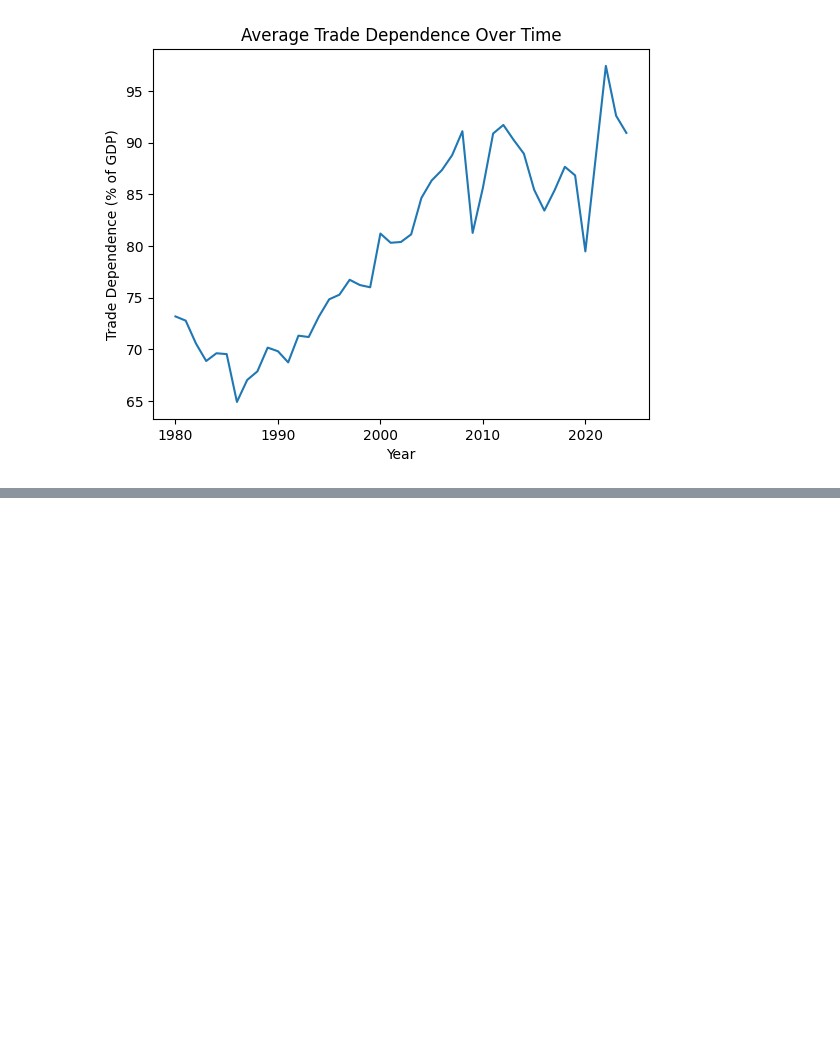
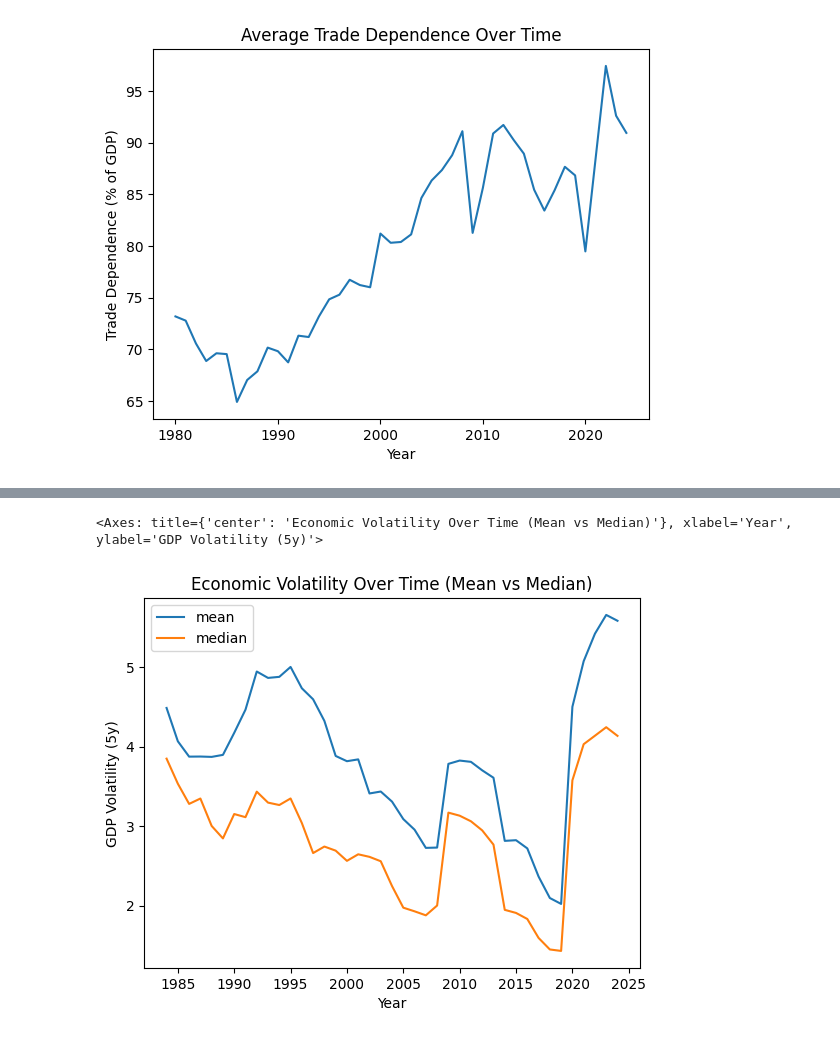
Before and after one commit to marvinminhaz/Trade_dependence_Economic_Stability_and_Democracy_Project, a Jupyter notebook: Trade_dependence_Economic_Stability_and_Democracy.ipynb, the cells around one changed output, grey strips where cells are left out. Drawn from its saved outputs; the diff is of its cells as text; code cells hidden in the pictures; blank space fills up the shorter version.

```diff
--- a/Trade_dependence_Economic_Stability_and_Democracy.ipynb
+++ b/Trade_dependence_Economic_Stability_and_Democracy.ipynb
@@ -413,0 +431,10 @@ The most dramatic volatility occurs at the end of the sample:
+# %%
+volatility_stats = panel_dataframe.groupby("Year")["GDP Volatility (5y)"].agg(["mean", "median"])
+volatility_stats.plot(
+    xlabel="Year",
+    ylabel="GDP Volatility (5y)",
+    title="Economic Volatility Over Time (Mean vs Median)"
+)
+# %% [output]
+<Axes: title={'center': 'Economic Volatility Over Time (Mean vs Median)'}, xlabel='Year', ylabel='GDP Volatility (5y)'>
+[figure, added]
```
Also changed, not shown: parts of 17 cells of this notebook, 1 other file.
